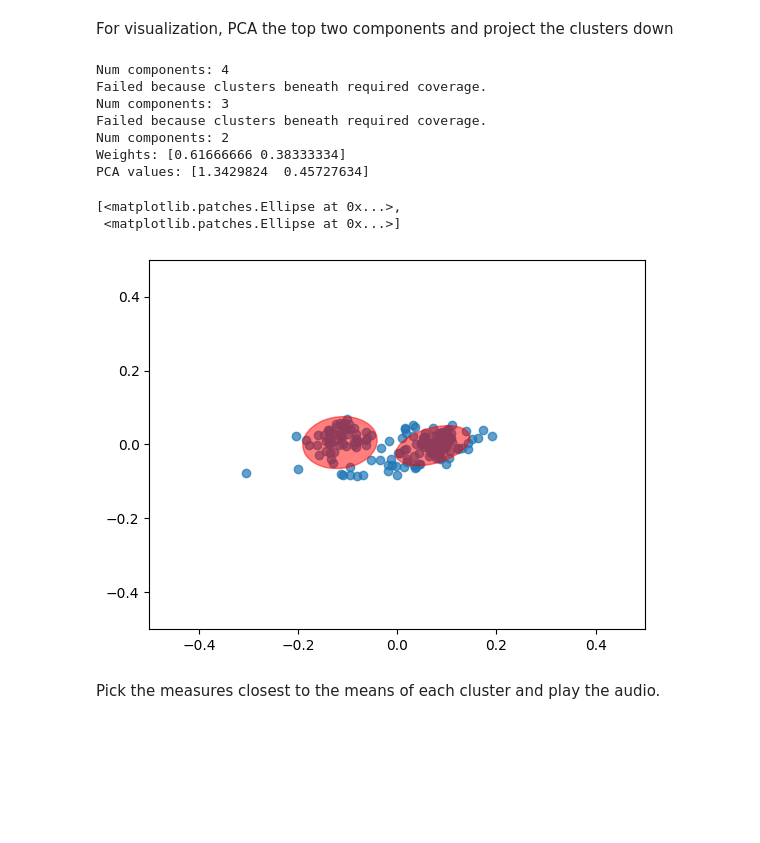
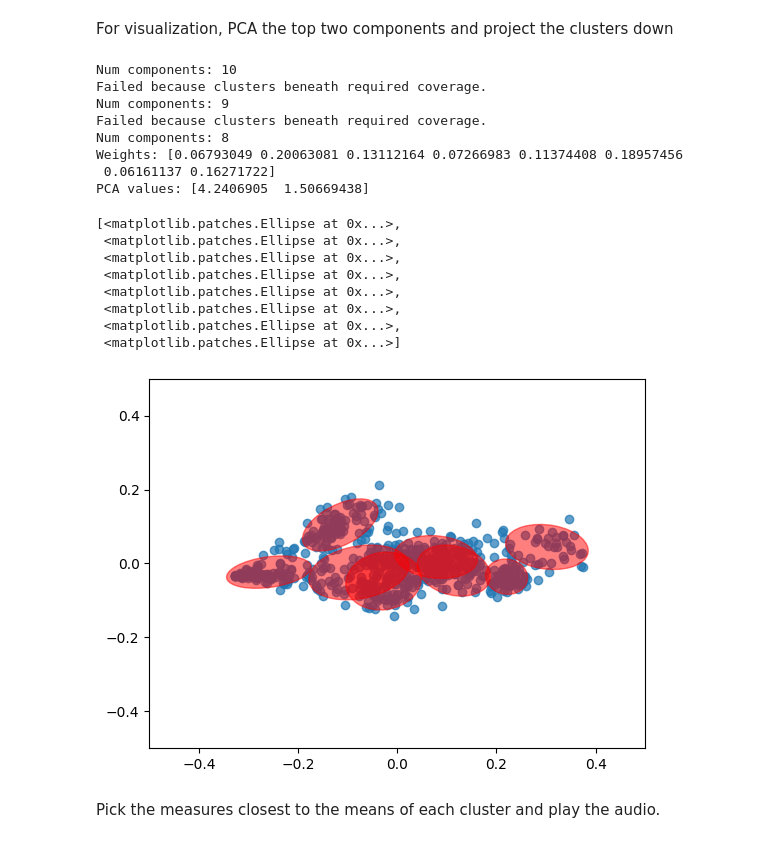
Before and after one commit to chenhi/groove_gang, a Jupyter notebook: demo_intraclustering.ipynb, the cells around one changed output. Cells and saved outputs as stored; diff of their text form; code cells hidden in the pictures; blank space fills up the shorter version.

```diff
--- a/demo_intraclustering.ipynb
+++ b/demo_intraclustering.ipynb
@@ -116,0 +88,19 @@ data = load_bar_embedding_total(file, divs, wts, proc_fn, kernel_width=30, ext=e
+# %%
+proc_fn = groove.downbeats.smooth_power
+
+divs = np.array([3, 4, 6, 8, 9, 12, 15, 16, 18, 20, 21, 24])
+wts = 1/np.sqrt(divs)
+
+
+file_list = ['milaklaw', '06 Encore A', 'lms', ('09 D\'Angelo - Spanish Joint', 'm4a'), ('03 All the Pretty Girls', 'm4a')]
+
+# Add extension
+for i in range(len(file_list)):
+    if type(file_list[i]) is not tuple:
+        file_list[i] = (file_list[i], "mp3")
+
+data_list = []
+for file, ext in file_list:
+    data_list.append(load_bar_embedding_total(file, divisions=divs, weights=wts, process=smooth_power, kernel_width=30, ext=ext))
+#data_list = [data_mk, data_e, data_lms, data_sj, data_pg]
+data = np.concatenate(data_list, axis=0)
@@ -126,19 +129,31 @@ Run some simulations on the number of components.
 # %% [markdown]
 For visualization, PCA the top two components and project the clusters down
 # %%
+#c = .8
+#gm, pca = do_clustering(data, confidence_limit=c, cluster_threshold=0.3, overlap_allowance=0.2, use_weights=False, verbose=True)
+
 c = .8
-gm, pca = do_clustering(data, confidence_limit=c, cluster_threshold=0.3, overlap_allowance=0.2, use_weights=False, verbose=True)
+gm, pca = do_clustering(data, confidence_limit=c, cluster_threshold=0.05, overlap_allowance=0.6, use_weights=False, verbose=True)
+
+
 do_projected_plot(gm, pca, data, c)
 # %% [output]
-Num components: 4
+Num components: 10
 Failed because clusters beneath required coverage.
-Num components: 3
+Num components: 9
 Failed because clusters beneath required coverage.
-Num components: 2
-Weights: [0.61666666 0.38333334]
-PCA values: [1.3429824  0.45727634]
+Num components: 8
+Weights: [0.06793049 0.20063081 0.13112164 0.07266983 0.11374408 0.18957456
+ 0.06161137 0.16271722]
+PCA values: [4.2406905  1.50669438]
 [<matplotlib.patches.Ellipse at 0x...>,
+ <matplotlib.patches.Ellipse at 0x...>,
+ <matplotlib.patches.Ellipse at 0x...>,
+ <matplotlib.patches.Ellipse at 0x...>,
+ <matplotlib.patches.Ellipse at 0x...>,
+ <matplotlib.patches.Ellipse at 0x...>,
+ <matplotlib.patches.Ellipse at 0x...>,
  <matplotlib.patches.Ellipse at 0x...>]
-[figure, old version]
+[figure, new version]
 # %% [markdown]
 Pick the measures closest to the means of each cluster and play the audio.
```
Also changed, not shown: parts of 5 cells of this notebook.
